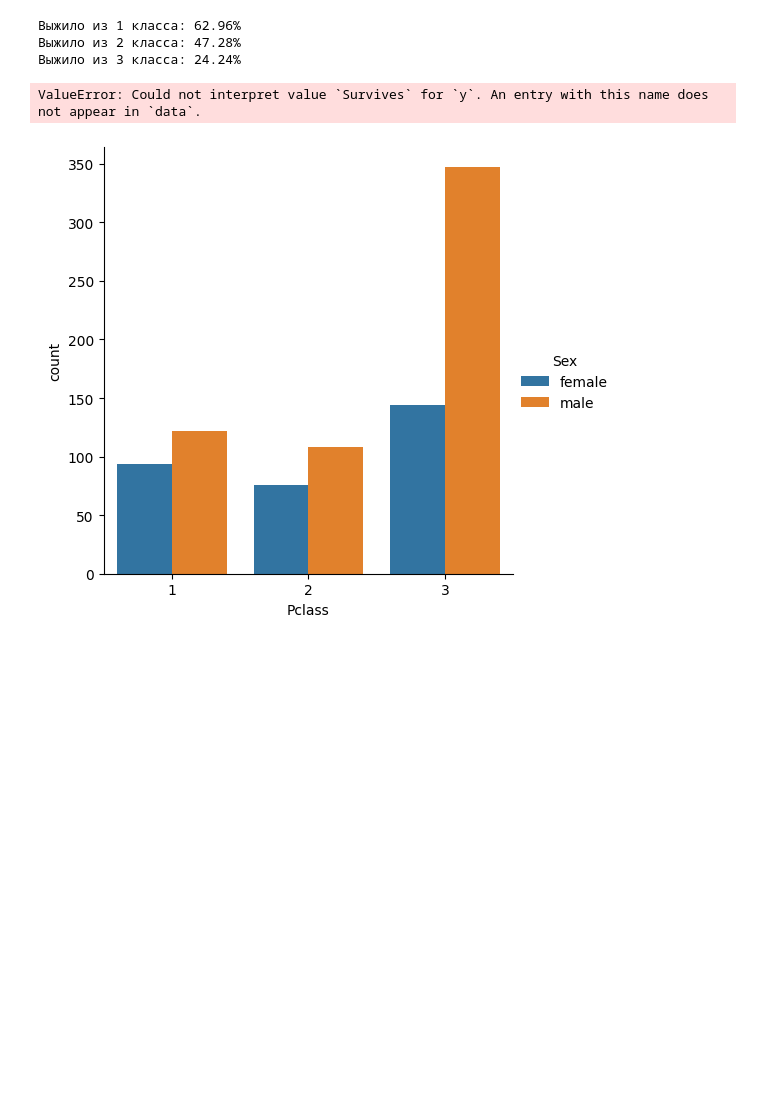
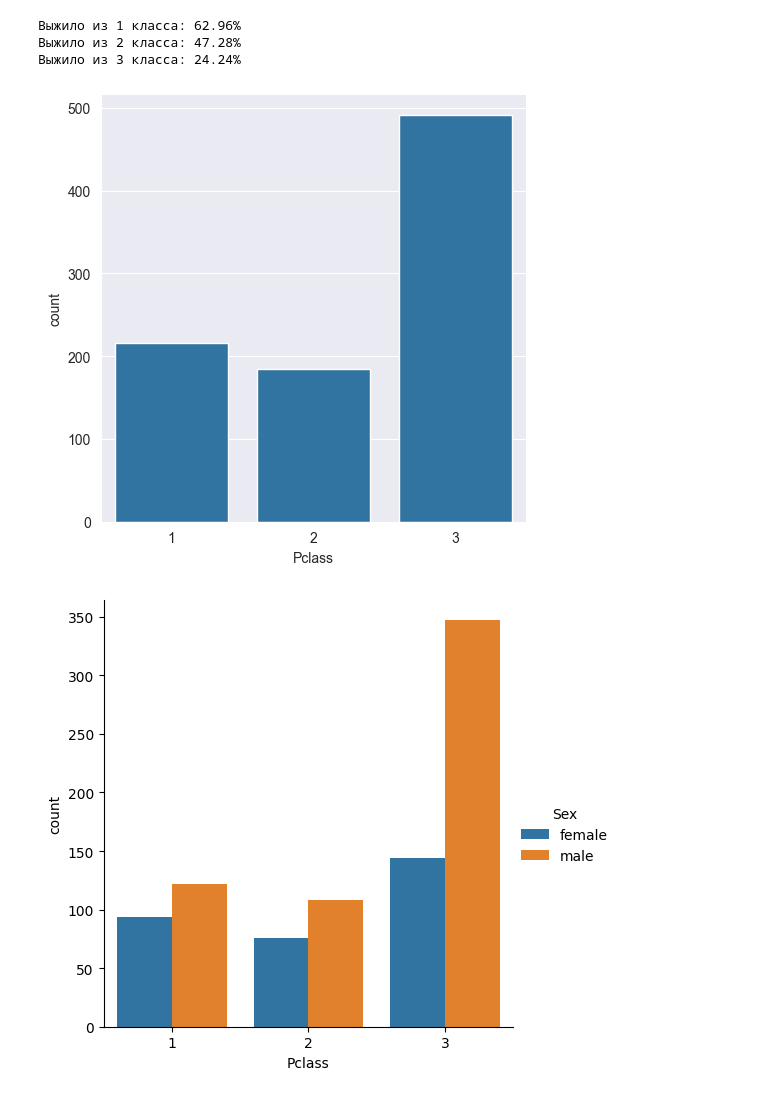
Before and after one commit to n04nik/Python, a Jupyter notebook: Laba9/titanic.ipynb, the cells around one changed output. Saved outputs shown, nothing was run; the diff lists cells and outputs as text; code cells hidden in the pictures; blank space fills up the shorter version.

```diff
--- a/Laba9/titanic.ipynb
+++ b/Laba9/titanic.ipynb
@@ -386,9 +386,9 @@ print(f'''Выжило из 1 класса: {round(first_survived*100/first_tota
 # %%
 #При этом, бедных было больше всего
 
-sns.catplot(x='Sex', y='Survives', col="Pclass",  data=train_full, kind='bar');
+sns.catplot(x='Pclass', data=train_full, kind='count');
 # %% [output]
-ValueError: Could not interpret value `Survives` for `y`. An entry with this name does not appear in `data`.
+[figure, added]
 # %%
 #Бедных мужчин было больше всего
 
```
